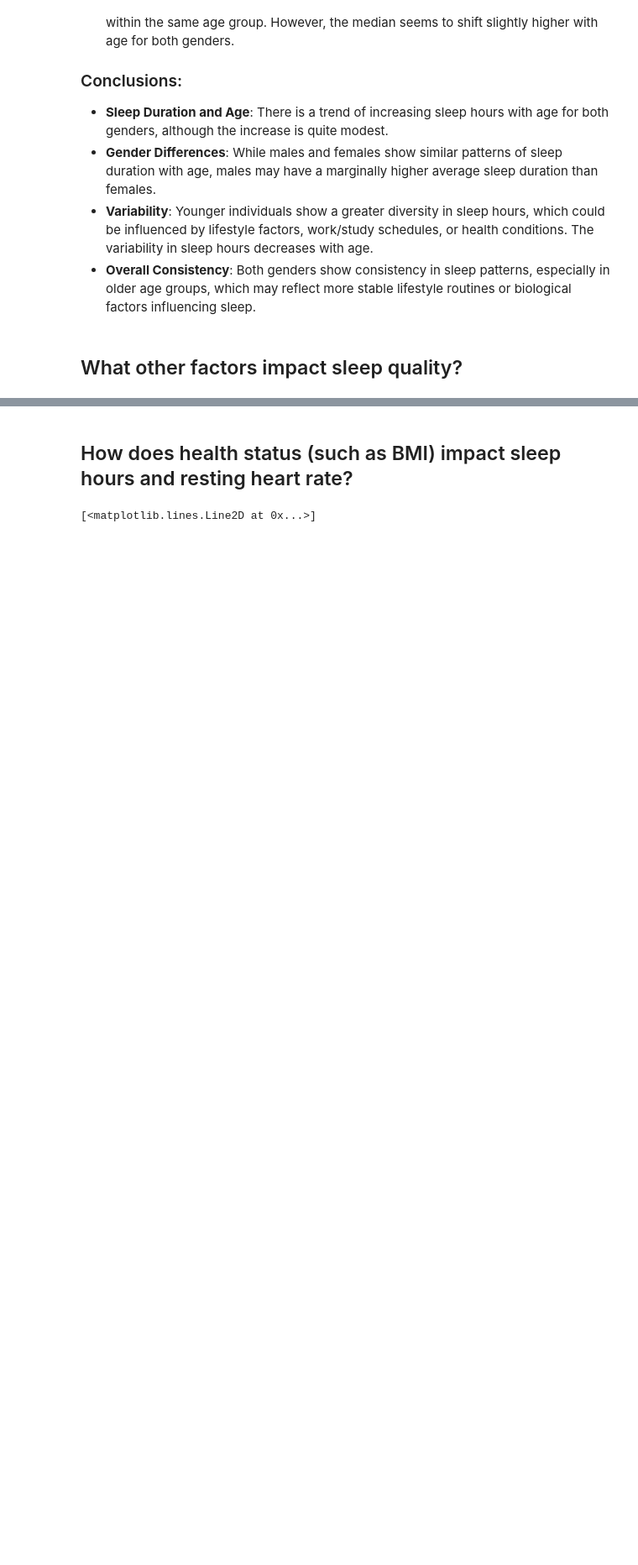
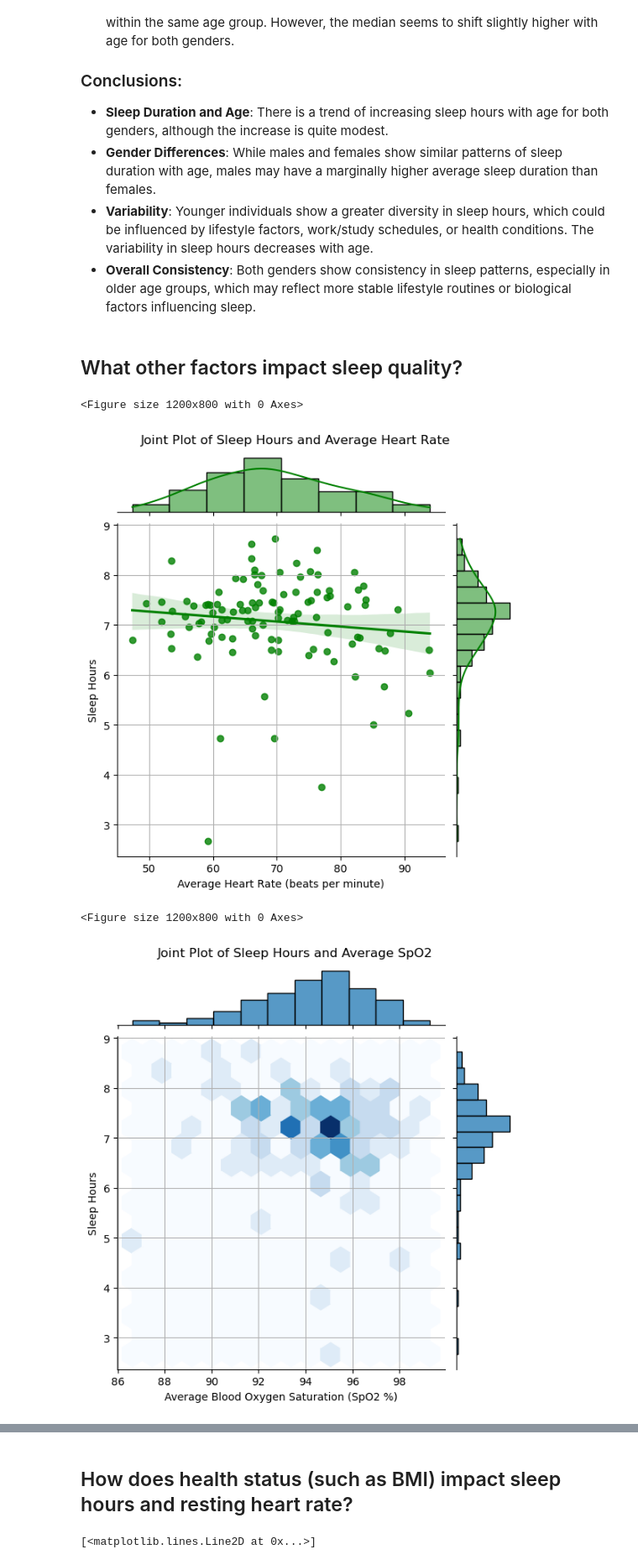
Before and after one commit to josh314151/DATA-601-602-G15, a Jupyter notebook: project_report.ipynb, the cells around one changed output, grey strips where cells are left out. Shown at 84% size. Cells and saved outputs as stored; diff of their text form; code cells hidden in the pictures; blank space fills up the shorter version.

```diff
--- a/project_report.ipynb
+++ b/project_report.ipynb
@@ -401,3 +401,73 @@ plt.show()
 - **Overall Consistency**: Both genders show consistency in sleep patterns, especially in older age groups, which may reflect more stable lifestyle routines or biological factors influencing sleep.
 # %% [markdown]
 ## What other factors impact sleep quality?
+# %%
+# Visualization 1: Jointplot of Sleep Hours and Average Heart Rate
+plt.figure(figsize=(12, 8))
+sns.jointplot(x='Average_HR', y='Sleep_Hours', data=combined_df, kind='reg', color='g')
+plt.suptitle('Joint Plot of Sleep Hours and Average Heart Rate', y=1.02)
+plt.xlabel('Average Heart Rate (beats per minute)')
+plt.ylabel('Sleep Hours')
+plt.grid(True)
+plt.show()
+
+# Visualization 2: Jointplot of Sleep Hours and Average SpO2
+plt.figure(figsize=(12, 8))
+sns.jointplot(x='Average_SpO2', y='Sleep_Hours', data=combined_df, kind='hex', cmap='Blues')
+plt.suptitle('Joint Plot of Sleep Hours and Average SpO2', y=1.02)
+plt.xlabel('Average Blood Oxygen Saturation (SpO2 %)')
+plt.ylabel('Sleep Hours')
+plt.grid(True)
+plt.show()
+
+# Visualization 3: Pairplot for Sleep Stages
+plt.figure(figsize=(12, 8))
+sleep_stages = ['N1', 'N2', 'N3', 'R', 'W']
+sns.pairplot(combined_df, vars=sleep_stages, hue='Health_Status', palette='muted')
+plt.suptitle('Pair Plot for Sleep Stages by Health Status', verticalalignment='top', fontsize=14)
+plt.show()
+
+# Visualization 4: Heatmap of Sleep Stages Correlation with Sleep Hours
+stages_with_sleep_hours = sleep_stages + ['Sleep_Hours']
+corr_matrix = combined_df[stages_with_sleep_hours].corr()
+plt.figure(figsize=(12, 8))
+sns.heatmap(corr_matrix, annot=True, cmap='coolwarm', fmt=".2f", linewidths=.5)
+plt.title('Correlation Matrix of Sleep Stages and Sleep Hours')
+plt.show()
+
+
+# Calculate the proportions of each sleep stage to total sleep epochs
+for stage in ['N1', 'N2', 'N3', 'R', 'W']:
+    combined_df[f'{stage}_Proportion'] = combined_df[stage] / combined_df['Total_Epoch']
+
+
+# Visualization 5: Joint Plot of REM Proportion vs. Average Heart Rate
+sns.jointplot(x='Average_HR', y='R_Proportion', data=combined_df, kind='reg', color='skyblue')
+plt.suptitle('REM Proportion vs. Average Heart Rate', y=1.02)
+plt.xlabel('Average Heart Rate (bpm)')
+plt.ylabel('Proportion of REM Sleep')
+plt.show()
+
+
+# Visualization 6: Heatmap of correlations between sleep stages and sleep quality metrics
+plt.figure(figsize=(10, 8))
+sleep_stages = ['N1_Proportion', 'N2_Proportion', 'N3_Proportion', 'R_Proportion', 'W_Proportion']
+corr = combined_df[sleep_stages].corr()
+sns.heatmap(corr, annot=True, cmap='coolwarm', fmt=".2f", linewidths=.5)
+plt.title('Correlation Matrix of Sleep Quality Metrics')
+plt.show()
+
+# Visualization 7: Box plots of sleep stage proportions by Health Status
+plt.figure(figsize=(12, 6))
+melted_df = combined_df.melt(id_vars=['Health_Status'], value_vars=sleep_stages, var_name='Sleep_Stage', value_name='Proportion')
+sns.boxplot(data=melted_df, x='Sleep_Stage', y='Proportion', hue='Health_Status')
+plt.title('Sleep Stage Proportions by Health Status')
+plt.xlabel('Sleep Stage')
+plt.ylabel('Proportion of Total Sleep')
+plt.legend(title='Health Status')
+plt.show()
+# %% [output]
+<Figure size 1200x800 with 0 Axes>
+[figure, added]
+<Figure size 1200x800 with 0 Axes>
+[figure, added]
```
Also changed, not shown: parts of 1 cell of this notebook, 7 other files.
